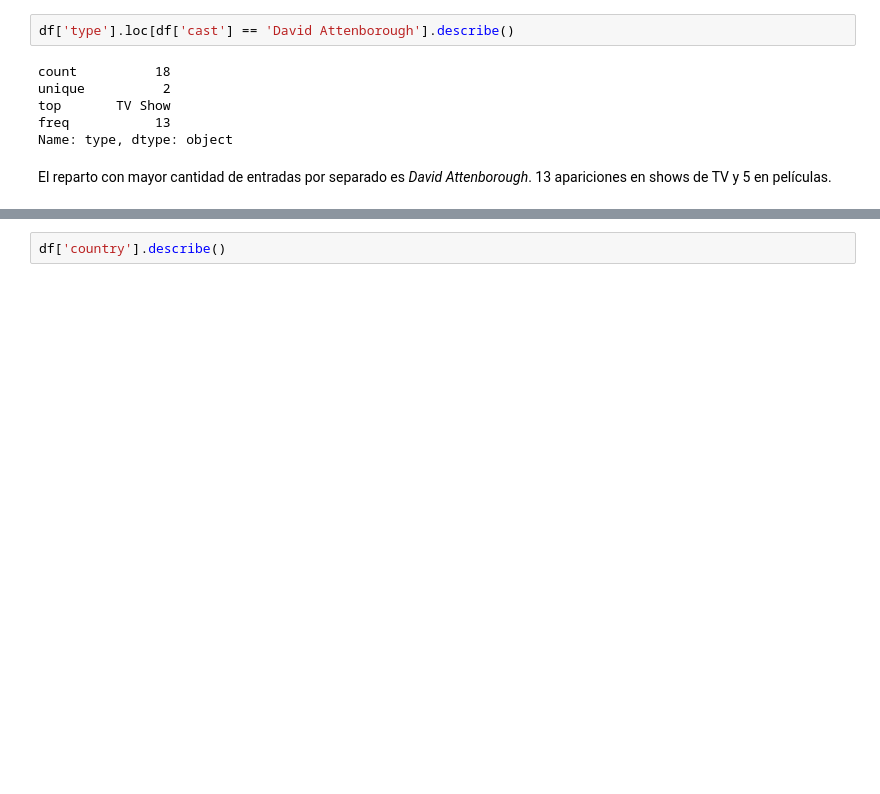
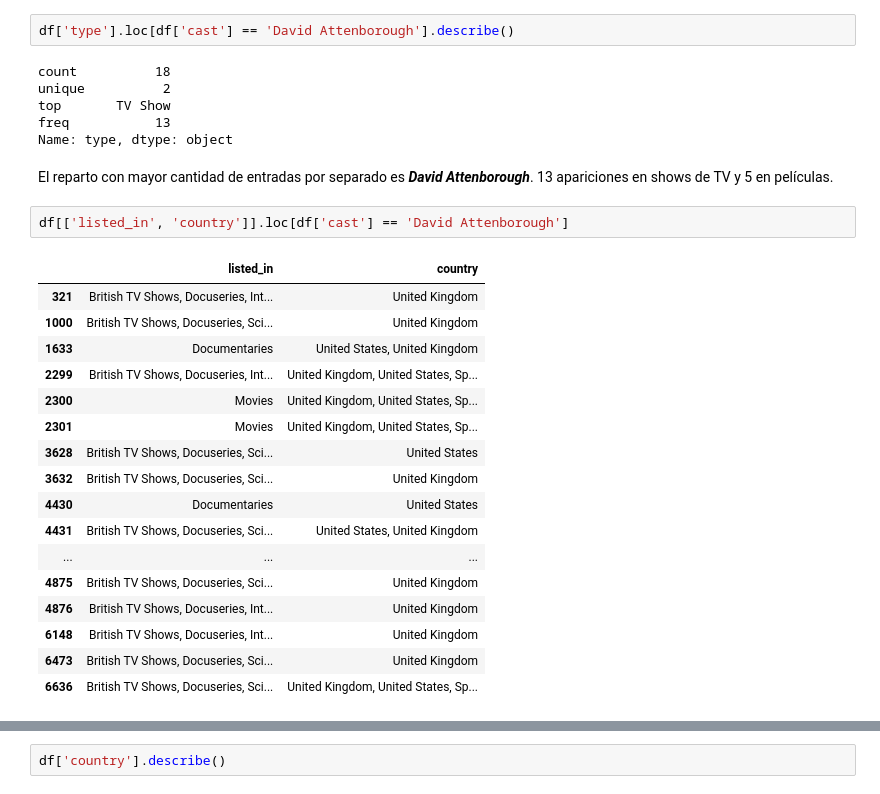
Before and after one commit to Maxibrionest/FMY-1.1.2, a Jupyter notebook: Actividad_1_2_2.ipynb, the cells around one changed output, grey strips where cells are left out. Cells and saved outputs as stored; diff of their text form; blank space fills up the shorter version.

```diff
--- a/Actividad_1_2_2.ipynb
+++ b/Actividad_1_2_2.ipynb
@@ -160,4 +160,24 @@ top       TV Show
 freq           13
 Name: type, dtype: object
 # %% [markdown]
-El reparto con mayor cantidad de entradas por separado es _David Attenborough_. 13 apariciones en shows de TV y 5 en películas.
+El reparto con mayor cantidad de entradas por separado es **_David Attenborough_**. 13 apariciones en shows de TV y 5 en películas.
+# %%
+df[['listed_in', 'country']].loc[df['cast'] == 'David Attenborough']
+# %% [output]
+|  | listed_in | country |
+| 321 | British TV Shows, Docuseries, Int... | United Kingdom |
+| 1000 | British TV Shows, Docuseries, Sci... | United Kingdom |
+| 1633 | Documentaries | United States, United Kingdom |
+| 2299 | British TV Shows, Docuseries, Int... | United Kingdom, United States, Sp... |
+| 2300 | Movies | United Kingdom, United States, Sp... |
+| 2301 | Movies | United Kingdom, United States, Sp... |
+| 3628 | British TV Shows, Docuseries, Sci... | United States |
+| 3632 | British TV Shows, Docuseries, Sci... | United Kingdom |
+| 4430 | Documentaries | United States |
+| 4431 | British TV Shows, Docuseries, Sci... | United States, United Kingdom |
+| ... | ... | ... |
+| 4875 | British TV Shows, Docuseries, Sci... | United Kingdom |
+| 4876 | British TV Shows, Docuseries, Int... | United Kingdom |
+| 6148 | British TV Shows, Docuseries, Int... | United Kingdom |
+| 6473 | British TV Shows, Docuseries, Sci... | United Kingdom |
+| 6636 | British TV Shows, Docuseries, Sci... | United Kingdom, United States, Sp... |
```
Also changed, not shown: parts of 22 cells of this notebook.
